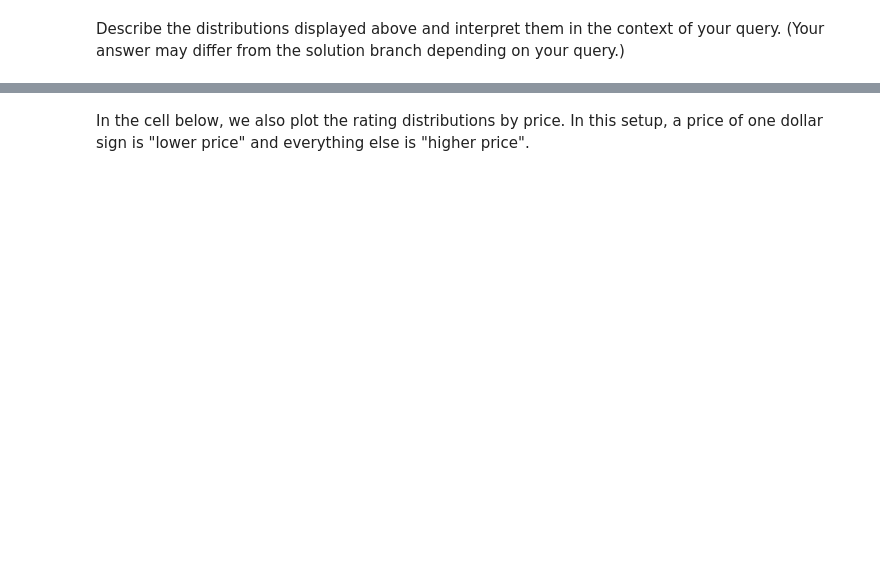
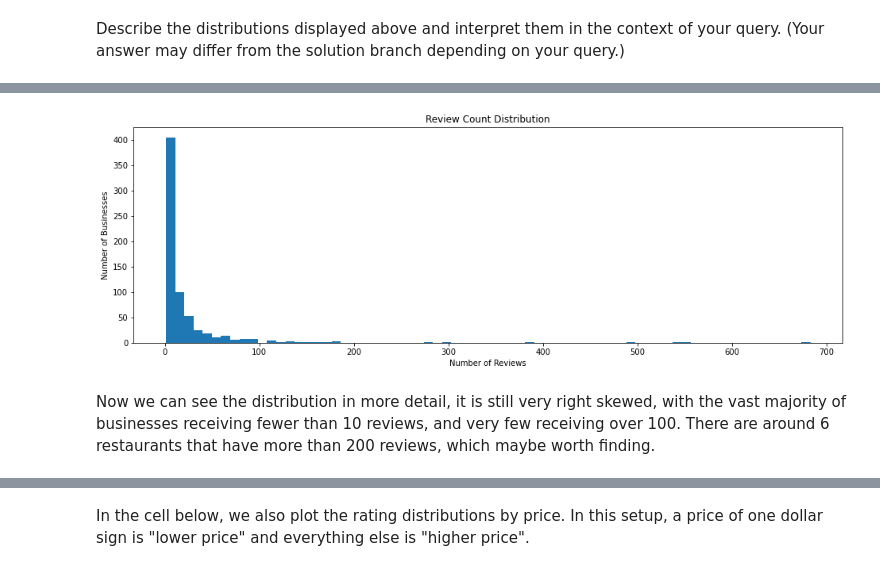
Before and after one commit to jimp93/dsc-apis-lab, a Jupyter notebook: index.ipynb, the cells around one changed output, grey strips where cells are left out. Cells and saved outputs as stored; diff of their text form; code cells hidden in the pictures; blank space fills up the shorter version.

```diff
--- a/index.ipynb
+++ b/index.ipynb
@@ -359,0 +329,15 @@ None
+# %%
+outlier = max(all_review_counts)
+norm_review_counts = all_review_counts
+norm_review_counts.remove(outlier)
+
+fig, ax = plt.subplots(figsize=(16, 5))
+all_review_counts = [x["review_count"] for x in full_dataset]
+ax.hist(norm_review_counts, bins=70)
+ax.set_title("Review Count Distribution")
+ax.set_xlabel("Number of Reviews")
+ax.set_ylabel("Number of Businesses");
+# %% [output]
+[figure, added]
+# %% [markdown]
+Now we can see the distribution in more detail, it is still very right skewed, with the vast majority of businesses receiving fewer than 10 reviews, and very few receiving over 100. There are around 6 restaurants that have more than 200 reviews, which maybe worth finding.
```
Also changed, not shown: parts of 15 cells of this notebook.
